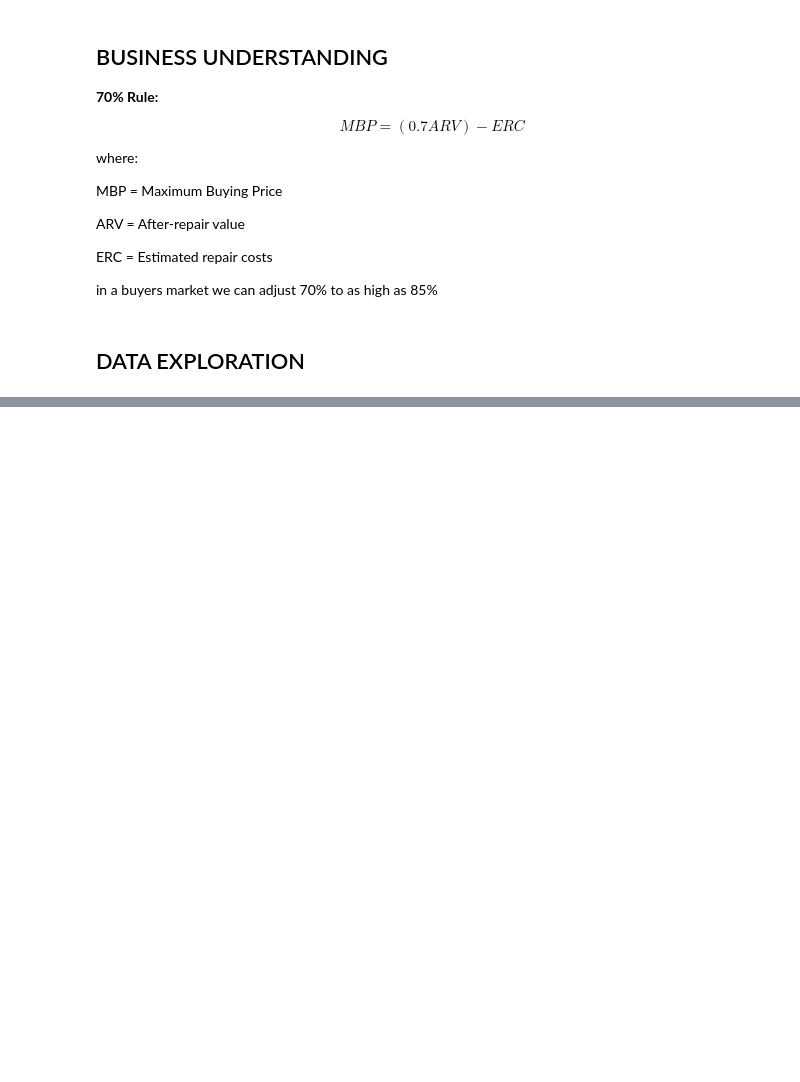
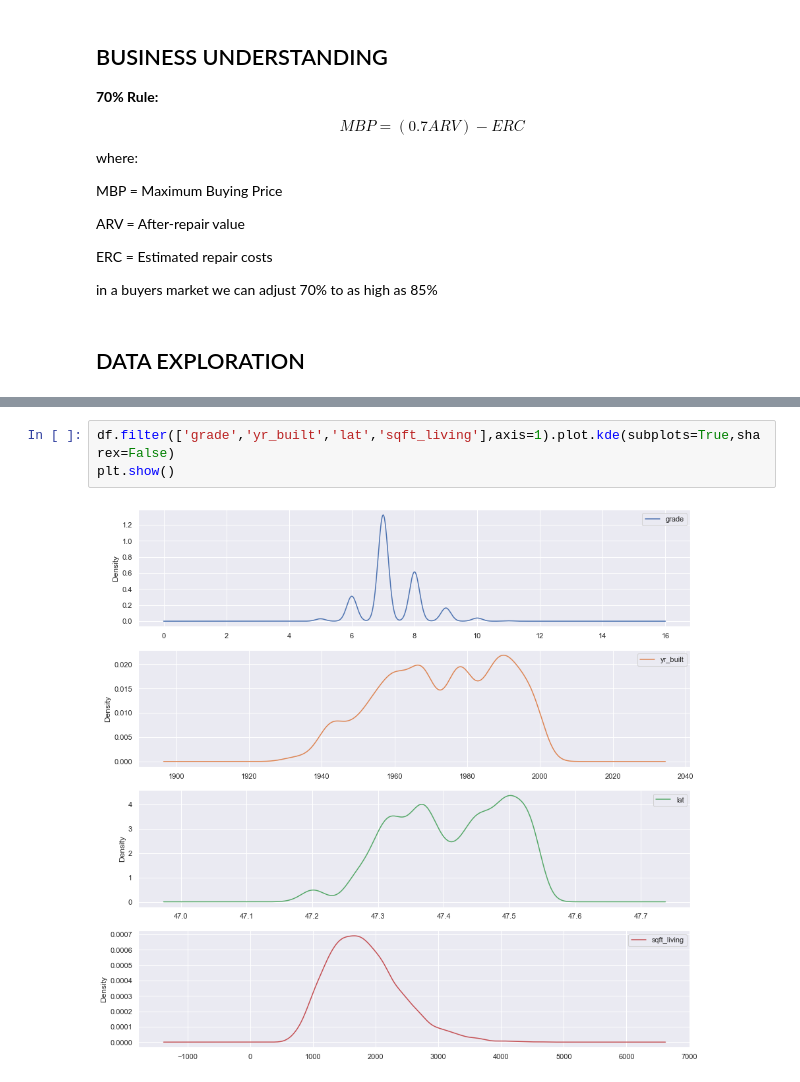
Before and after one commit to ewjohn127/dsc_project2, a Jupyter notebook: project_ideas.ipynb, the cells around one changed output, grey strips where cells are left out. Drawn from its saved outputs; the diff is of its cells as text; blank space fills up the shorter version.

```diff
--- a/project_ideas.ipynb
+++ b/project_ideas.ipynb
@@ -96,0 +154,5 @@ df.head()
+# %%
+df.filter(['grade','yr_built','lat','sqft_living'],axis=1).plot.kde(subplots=True,sharex=False)
+plt.show()
+# %% [output]
+[figure, added]
```
Also changed, not shown: parts of 17 cells of this notebook, 1 other file.
